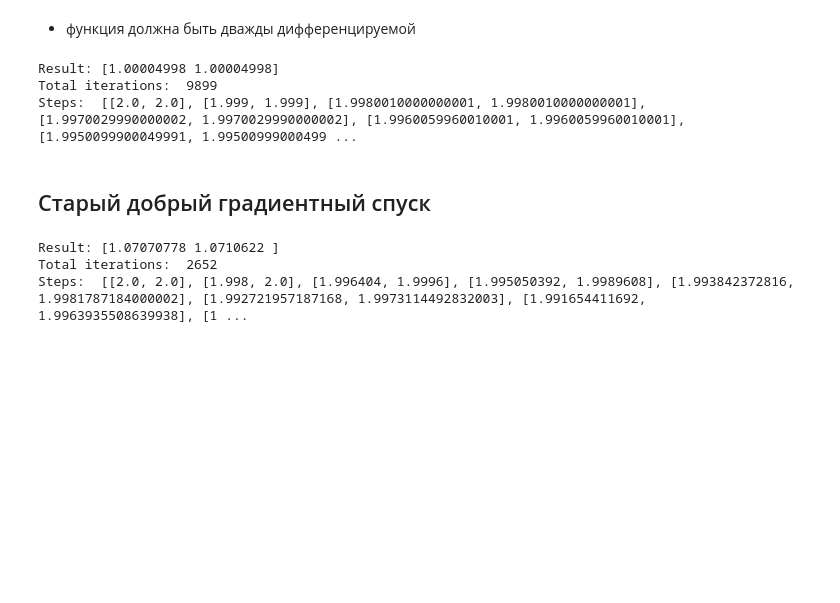
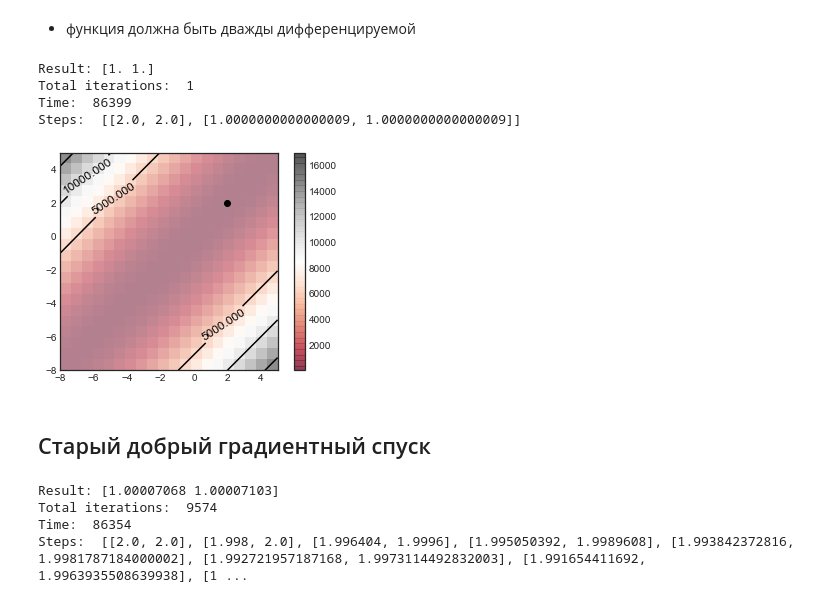
Before and after one commit to TayaPenskaya/ITMO_MO, a Jupyter notebook: lab2/solution.ipynb, the cells around one changed output. Saved outputs shown, nothing was run; the diff lists cells and outputs as text; code cells hidden in the pictures; blank space fills up the shorter version.

```diff
--- a/lab2/solution.ipynb
+++ b/lab2/solution.ipynb
@@ -139,9 +169,18 @@ def draw_countors_plot_with_steps(coords, f, classic = True):
 f = [
     lambda x, y: 100*(y-x)**2 + (1-x)**2,
     lambda x, y: 100*(y-x**2)**2 + (1-x)**2,
+    lambda x, y: -(2*exp**(-((x-1)/2)**2 - (y-1)**2) + 3*exp**(-((x-2)/3)**2 - (((y-3)/2)**2)))
 ]
 
-f_max = lambda x, y: 2*exp**(-((x-1)/2)**2 - (y-1)**2) + 3*exp**(-((x-2)/3)**2 - (((y-3)/2)**2))
+x = [
+    [2., 2.],
+    [1., 0.],
+    [-1., -1.],
+    [5., 3.],
+    [-2., 4.]
+]
+
+colors = ['red', 'blue', 'green']
 # %% [markdown]
 ## Метод сопряженных направлений
 # %%
@@ -180,21 +244,34 @@ def newtons_method(f, x, N=20, eps=1e-4):
     step = 0
     xs = [x]
     lr = 1e-3
+    start_time = datetime.now()
 
     while (np.linalg.norm(calc_df(f,x)) > eps):
-        x -= lr * np.dot(calc_inv_hessian(f,x), calc_df(f,x))
+        h = calc_inv_hessian(f,x)
+        if (np.linalg.norm(h) < 0):
+            h = make_hessian_positive(h)
+
+        x -= np.dot(h, calc_df(f,x))
         step += 1
         xs.append(list(x))
 
-    return x, step, xs
+    end_time = datetime.now()
+    time = (start_time - end_time).seconds
+
+    return x, step, time, xs
 # %%
-res, steps, coords = newtons_method(f[0], [2.,2.])
+res, steps, time, coords = newtons_method(f[0], [2.,2.])
 
-print_res(res, steps, coords)
+print_res(res, steps, time, coords)
 # %% [output]
-Result: [1.00004998 1.00004998]
-Total iterations:  9899
-Steps:  [[2.0, 2.0], [1.999, 1.999], [1.9980010000000001, 1.9980010000000001], [1.9970029990000002, 1.9970029990000002], [1.9960059960010001, 1.9960059960010001], [1.9950099900049991, 1.99500999000499 ...
+Result: [1. 1.]
+Total iterations:  1
+Time:  86399
+Steps:  [[2.0, 2.0], [1.0000000000000009, 1.0000000000000009]]
+# %%
+draw_countors_plot_with_steps(coords[0::100], f[0], 'newtons')
+# %% [output]
+[figure, added]
 # %% [markdown]
 ## Старый добрый градиентный спуск
 # %%
@@ -212,8 +293,9 @@ def classic_gradient_descent(f, x, eps=1e-4):
 # %%
-res, steps, coords = classic_gradient_descent(f[0], [2.,2.])
+res, steps, time, coords = classic_gradient_descent(f[0], [2.,2.])
 
-print_res(res, steps, coords)
+print_res(res, steps, time, coords)
 # %% [output]
-Result: [1.07070778 1.0710622 ]
-Total iterations:  2652
+Result: [1.00007068 1.00007103]
+Total iterations:  9574
+Time:  86354
 Steps:  [[2.0, 2.0], [1.998, 2.0], [1.996404, 1.9996], [1.995050392, 1.9989608], [1.993842372816, 1.9981787184000002], [1.992721957187168, 1.9973114492832003], [1.991654411692, 1.9963935508639938], [1 ...
```
Also changed, not shown: parts of 16 cells of this notebook.
